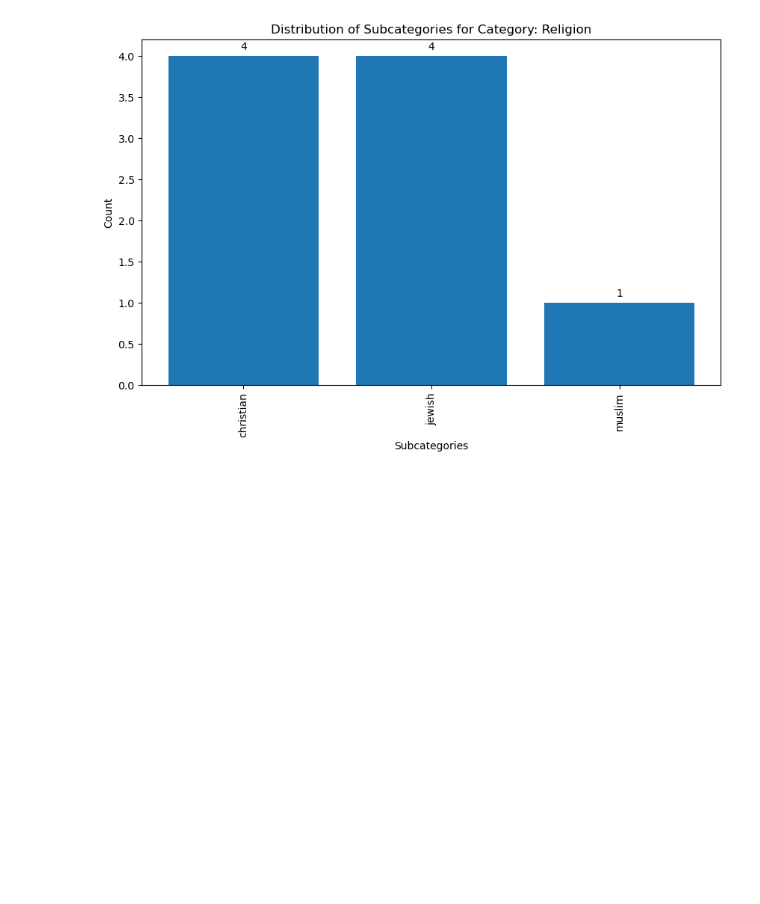
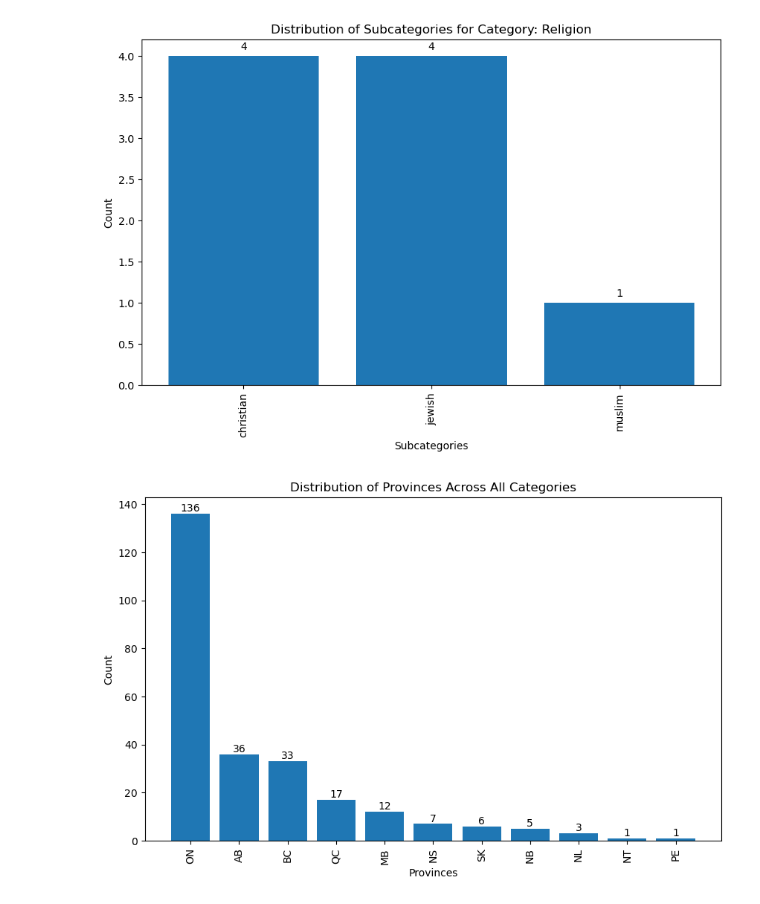
Before and after one commit to allisontao/give-buddy, a Jupyter notebook: data/data_visualizations.ipynb, the cells around one changed output. Drawn from its saved outputs; the diff is of its cells as text; code cells hidden in the pictures; blank space fills up the shorter version.

Commit message:
Add data visualizations

```diff
--- a/data/data_visualizations.ipynb
+++ b/data/data_visualizations.ipynb
@@ -68,3 +68,32 @@ for category, subcategory_counts in category_subcategory_counts.items():
 [figure]
 [figure]
 [figure]
+# %%
+import pandas as pd
+import matplotlib.pyplot as plt
+
+data = pd.read_csv('give-buddy-data.csv')
+
+province_counts = {}
+
+for index, row in data.iterrows():
+    province = row['province']
+    if province not in province_counts:
+        province_counts[province] = 0
+    province_counts[province] += 1
+
+plt.figure(figsize=(10, 6))
+sorted_province_counts = sorted(province_counts.items(), key=lambda x: x[1], reverse=True)
+provinces, counts = zip(*sorted_province_counts)
+bars = plt.bar(provinces, counts)
+plt.title('Distribution of Provinces Across All Categories')
+plt.xlabel('Provinces')
+plt.ylabel('Count')
+plt.xticks(rotation=90)
+
+for bar, count in zip(bars, counts):
+    plt.text(bar.get_x() + bar.get_width() / 2, bar.get_height() + 0.05, str(count), ha='center', va='bottom')
+
+plt.show()
+# %% [output]
+[figure, added]
```
Also changed, not shown: parts of 1 cell of this notebook.
